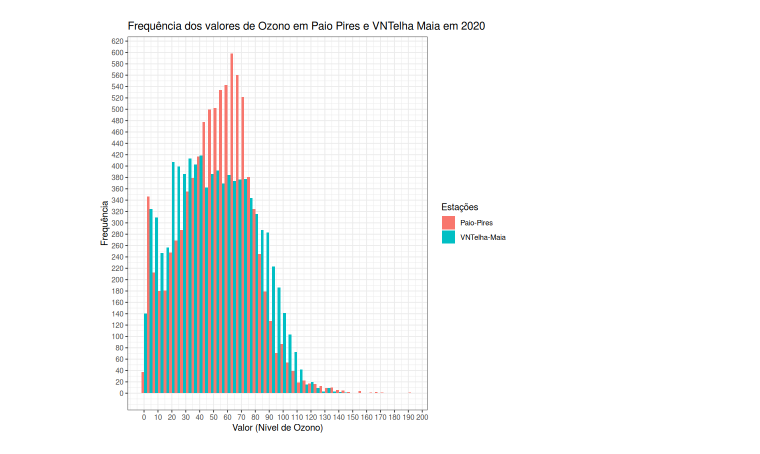
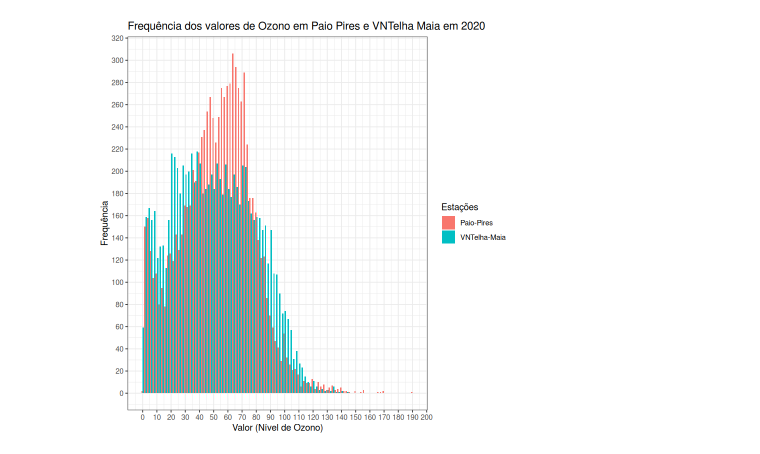
Before and after one commit to randomicecube/statistics-project-r, a Jupyter notebook: exercise-3.ipynb, the cells around one changed output. Saved outputs shown, nothing was run; the diff lists cells and outputs as text; code cells hidden in the pictures.

```diff
--- a/exercise-3.ipynb
+++ b/exercise-3.ipynb
@@ -11,11 +23,11 @@ df <- pivot_longer(df, "Paio-Pires":"VNTelha-Maia")
 df <- rename(df, Estações = name)
 # %%
 ggplot(df, aes(x = value, fill = Estações)) +
-  geom_histogram(binwidth = 4, position = position_dodge()) +
+  geom_histogram(binwidth = 2, position = position_dodge()) +
   theme_bw() +
   scale_x_continuous(breaks = round(seq(0, 200, 10), 5)) +
   scale_y_continuous(breaks = round(seq(0, 1000, 20), 5)) +
   labs(x = "Valor (Nível de Ozono)", y = "Frequência") +
   ggtitle("Frequência dos valores de Ozono em Paio Pires e VNTelha Maia em 2020")
 # %% [output]
-[figure, old version]
+[figure, new version]
```
Also changed, not shown: parts of 1 cell of this notebook, 5 other files.
